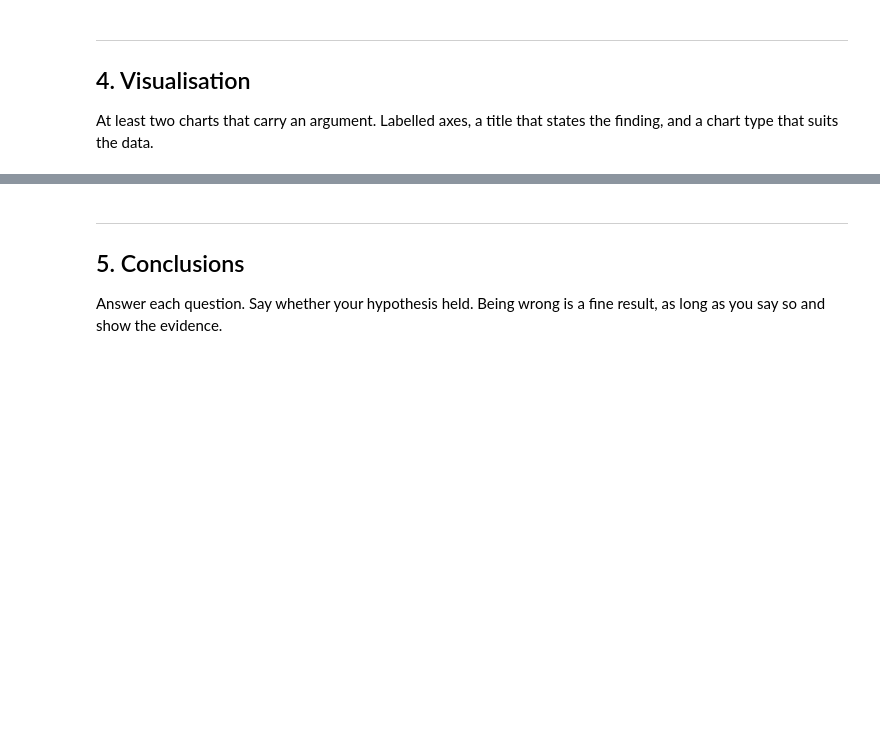
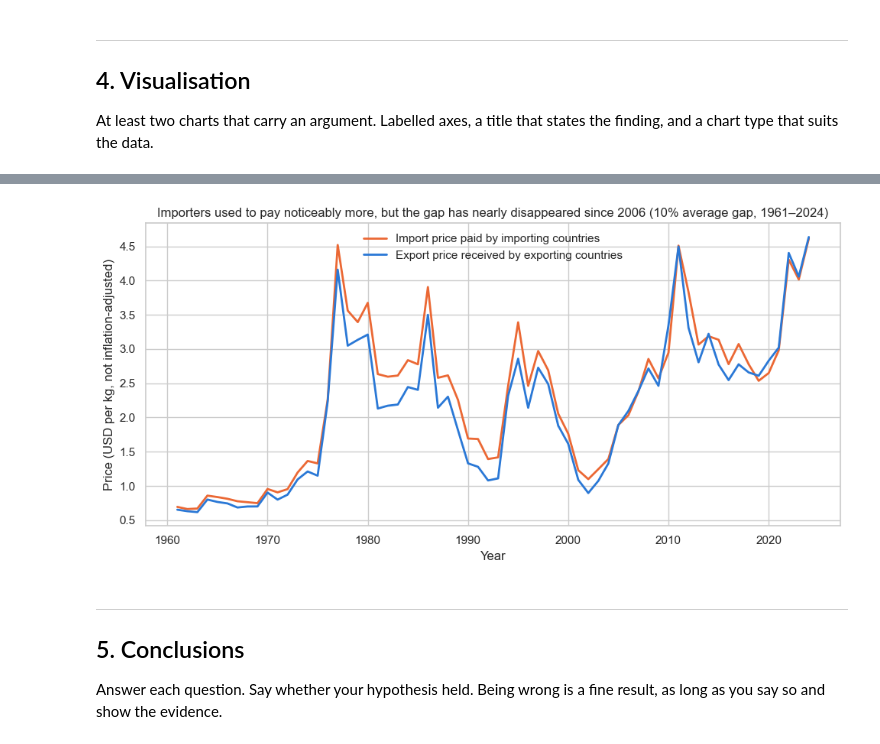
Before and after one commit to benjiro000/project-1-eda, a Jupyter notebook: notebooks/03_hypothesis_and_visualization.ipynb, the cells around one changed output, grey strips where cells are left out. Drawn from its saved outputs; the diff is of its cells as text; code cells hidden in the pictures; blank space fills up the shorter version.

```diff
--- a/notebooks/03_hypothesis_and_visualization.ipynb
+++ b/notebooks/03_hypothesis_and_visualization.ipynb
@@ -54,3 +249,19 @@ At least two charts that carry an argument. Labelled axes, a title that states t
+# %%
+price_gap = price_gap_by_year   # reuse the dataframe already built in Section 3
+
+fig, ax = plt.subplots(figsize=(10, 5))
+ax.plot(price_gap["year"], price_gap["importer_price_usd_kg"], color="#eb6834", lw=2,
+        label="Import price paid by importing countries")
+ax.plot(price_gap["year"], price_gap["exporter_price_usd_kg"], color="#2a78d6", lw=2,
+        label="Export price received by exporting countries")
+ax.set_title("Importers used to pay noticeably more, but the gap has nearly disappeared since 2006 (10% average gap, 1961–2024)")
+ax.set_xlabel("Year")
+ax.set_ylabel("Price (USD per kg, not inflation-adjusted)")
+ax.legend(frameon=False)
+plt.tight_layout()
+plt.show()
+# %% [output]
+[figure, added]
 # %% [markdown]
 ---
 ## 5. Conclusions
```
Also changed, not shown: parts of 12 cells of this notebook, 10 other files.
